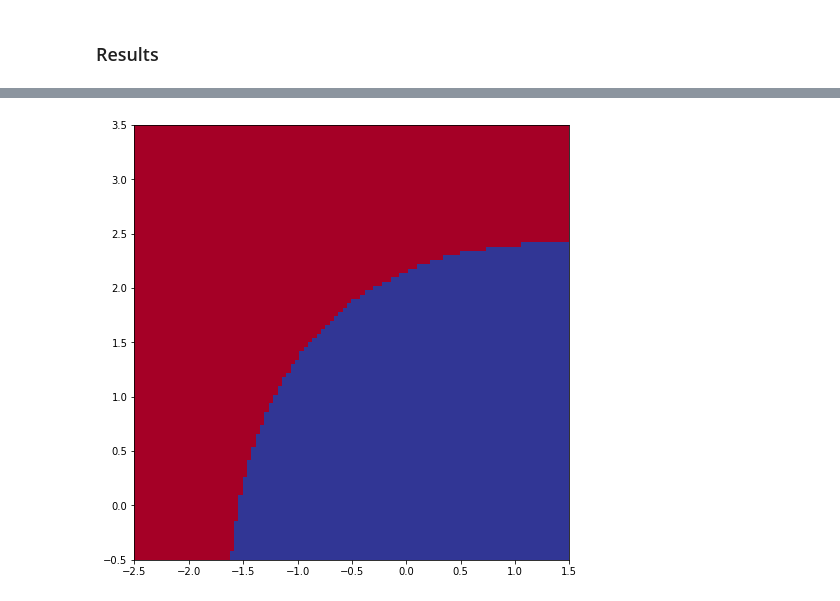
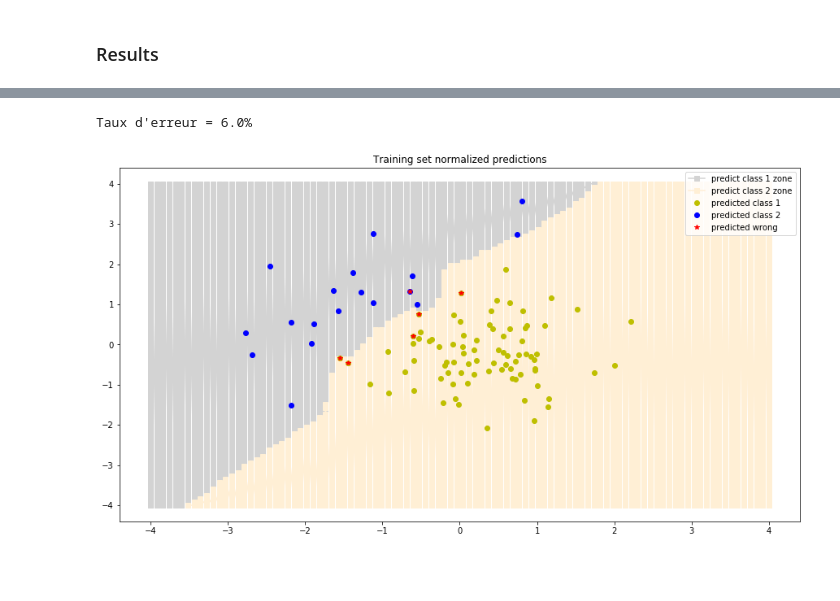
Before and after one commit to kronerte/ML_LDA_QDA, a Jupyter notebook: TP2_Kronert_Trinh.ipynb, the cells around one changed output, grey strips where cells are left out. Drawn from its saved outputs; the diff is of its cells as text; code cells hidden in the pictures; blank space fills up the shorter version.

```diff
--- a/TP2_Kronert_Trinh.ipynb
+++ b/TP2_Kronert_Trinh.ipynb
@@ -766,0 +810,6 @@ We don't have the exact same error rate with scikit learn, this is due to the po
+# %%
+error_rates = np.array([["Training set", "3%", "4%"],
+                       ["Test set", "5.5%","4.5%"]])
+data = pd.DataFrame(error_rates,
+                    columns=["Set","error LDA","error QDA"])
+print(data)
@@ -787,5 +861,11 @@ def KNN_multiple(data_train, X, K = 5):
     for i in range(n):
         L.append(KNN(data_train, X[i,:],K))
     return L
+# %%
+## Normalization of data
+train_norm = train.copy()
+train_norm [:,1:] = (train [:,1:] - np.mean(train [:,1:],axis=0)) / np.std(train [:,1:],axis=0)
+test_norm = test.copy()
+test_norm [:,1:] = (test [:,1:] - np.mean(train [:,1:],axis=0)) / np.std(train [:,1:],axis=0)
 # %% [markdown]
 ### Results
@@ -915,16 +872,34 @@ plt.show()
-# %%
-# For graphical representation  use code below for instance :
-
-x=np.vstack((X1.flatten('F'),X2.flatten('F'))) # list of the coordinates of points on the grid
-# symétrie selon l'axe vertical
-class_L = np.array(QDA.predict(x.T)).reshape(100,100)
-class_L = class_L.T
-L = list(class_L)
-L.reverse()
-class_L = np.array(L)
-class_L = class_L.T
-
-plt.imshow(class_L, extent = (np.min(x1),np.max(x1),np.min(x2),np.max(x2)),cmap='RdYlBu' )
-plt.show()
-# %% [output]
-[figure, removed]
+# %%
+K=10
+# %%
+c_hat = np.array(KNN_multiple(train_norm,train_norm[:,1:],K))#predictions
+
+#plot predictions zones (ie decision boundaries)
+Nx1=100 # number of samples for display
+Nx2=100
+x1=np.linspace(-4,4,Nx1)  # sampling of the x1 axis
+x2=np.linspace(-4,4,Nx2)  # sampling of the x2 axis
+[X1,X2]=np.meshgrid(x1,x2)
+x=np.vstack((X1.flatten('F'),X2.flatten('F'))) # list of the coordinates of points on the grid
+class_L = np.array(KNN_multiple(train_norm,x.T,K))
+
+plt.plot(x[0,class_L==1],x[1,class_L==1],'lightgray', marker = "s",label = "predict class 1 zone")
+plt.plot(x[0,class_L==2],x[1,class_L==2],'papayawhip',marker="s",label = "predict class 2 zone")
+
+
+#plot predictions of training set
+plt.plot(train_norm[c_hat==2,1],train_norm[c_hat==2,2],'yo',label = "predicted class 1")
+plt.plot(train_norm[c_hat==1,1],train_norm[c_hat==1,2],'bo',label = "predicted class 2")
+plt.plot(train_norm[c_hat!=class_train,1],train_norm[c_hat!=class_train,2],'r*',label = "predicted wrong")
+plt.legend()
+plt.title ("Training set normalized predictions")
+
+
+
+
+print(f"Taux d'erreur = {np.sum(c_hat != class_train)/1}%")
+
+plt.show()
+# %% [output]
+Taux d'erreur = 6.0%
+[figure, added]
```
Also changed, not shown: parts of 19 cells of this notebook.
